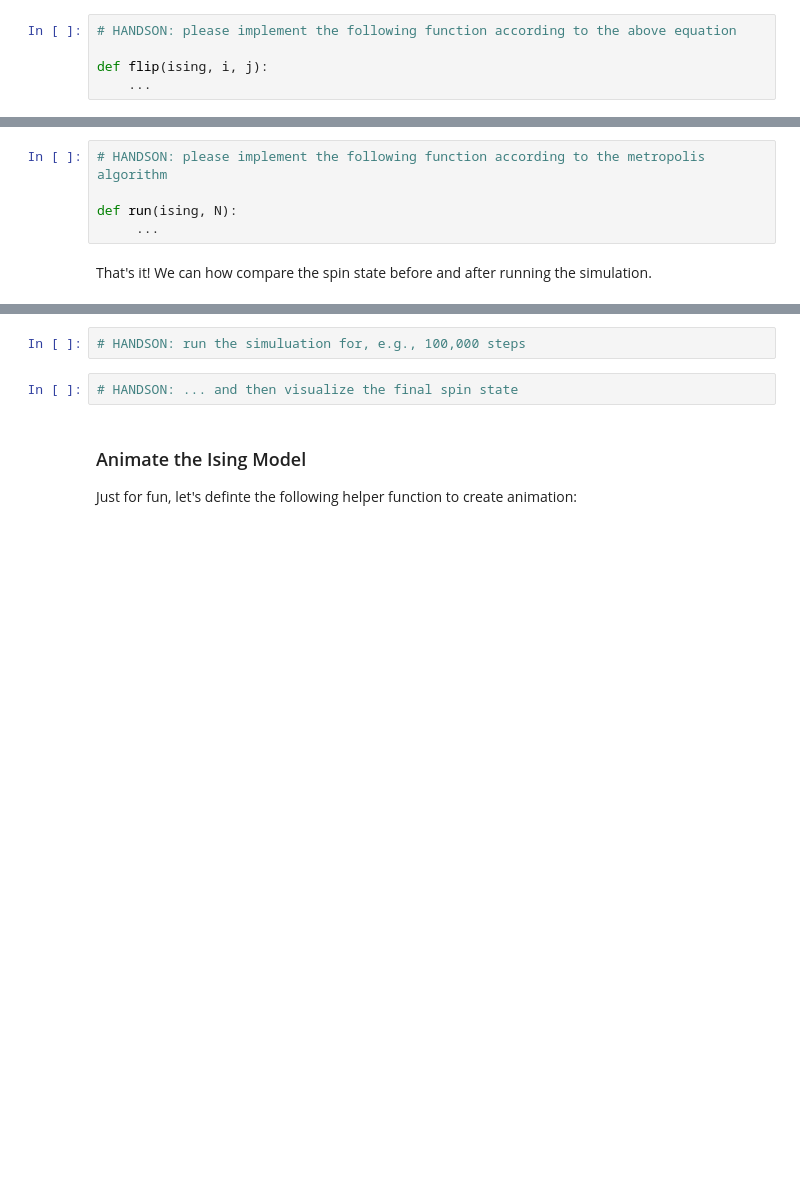
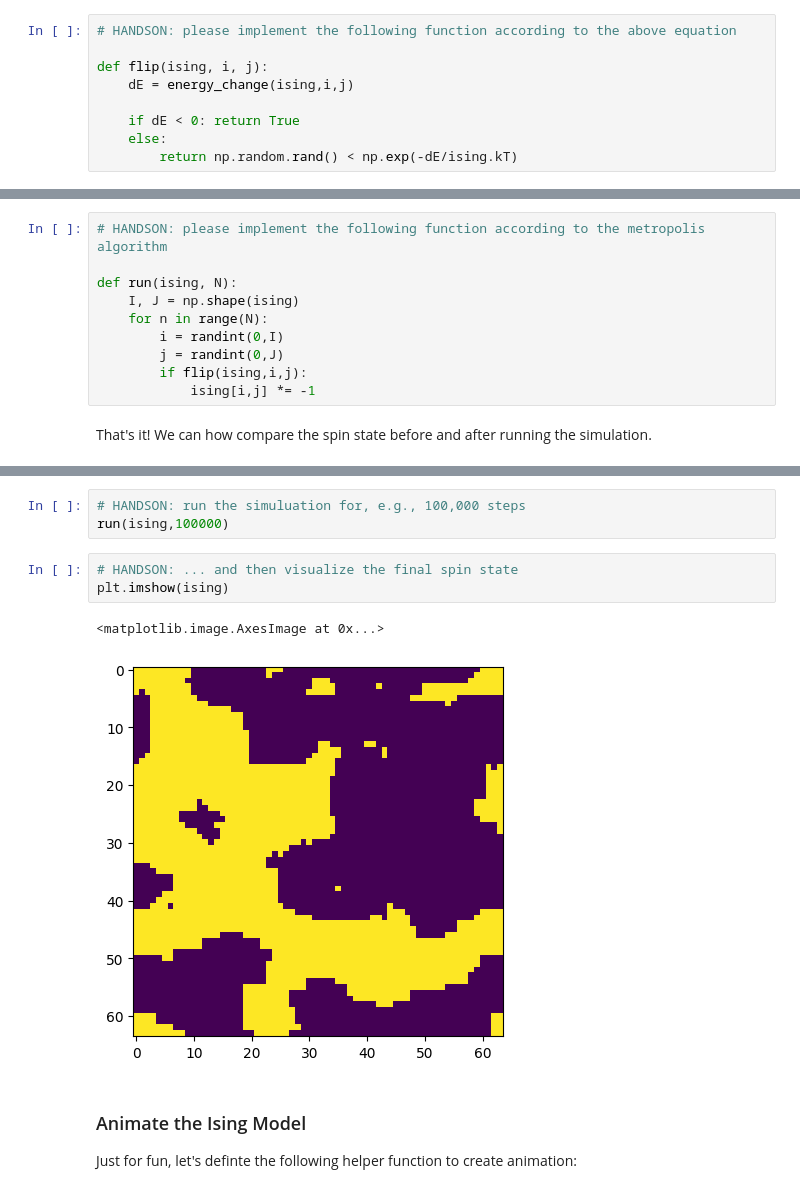
Before and after one commit to jaknepler/phys305, a Jupyter notebook: docs/19/notes.ipynb, the cells around one changed output, grey strips where cells are left out. Saved outputs shown, nothing was run; the diff lists cells and outputs as text; blank space fills up the shorter version.

```diff
--- a/docs/19/notes.ipynb
+++ b/docs/19/notes.ipynb
@@ -150,7 +168,11 @@ We can implement a function `flip(ising, i, j)` to determent if we need to flip
 # HANDSON: please implement the following function according to the above equation
 
 def flip(ising, i, j):
-    ...
+    dE = energy_change(ising,i,j)
+
+    if dE < 0: return True
+    else:
+        return np.random.rand() < np.exp(-dE/ising.kT)
 # %% [markdown]
 Note the `np.random.rand()` function in `flip()`.
 Choose a cell with positive energy change and run flip multiple times.
@@ -167,7 +220,12 @@ With the above helper functions, we are ready to implement the Ising Model using
 # HANDSON: please implement the following function according to the metropolis algorithm
 
 def run(ising, N):
-     ...
+    I, J = np.shape(ising)
+    for n in range(N):
+        i = randint(0,I)
+        j = randint(0,J)
+        if flip(ising,i,j):
+            ising[i,j] *= -1
 # %% [markdown]
 That's it!
 We can how compare the spin state before and after running the simulation.
@@ -176,7 +238,12 @@ We can how compare the spin state before and after running the simulation.
 # %%
 # HANDSON: run the simuluation for, e.g., 100,000 steps
+run(ising,100000)
 # %%
 # HANDSON: ... and then visualize the final spin state
+plt.imshow(ising)
+# %% [output]
+<matplotlib.image.AxesImage at 0x...>
+[figure, added]
 # %% [markdown]
 ### Animate the Ising Model
 
```
Also changed, not shown: parts of 28 cells of this notebook, 3 other files.
